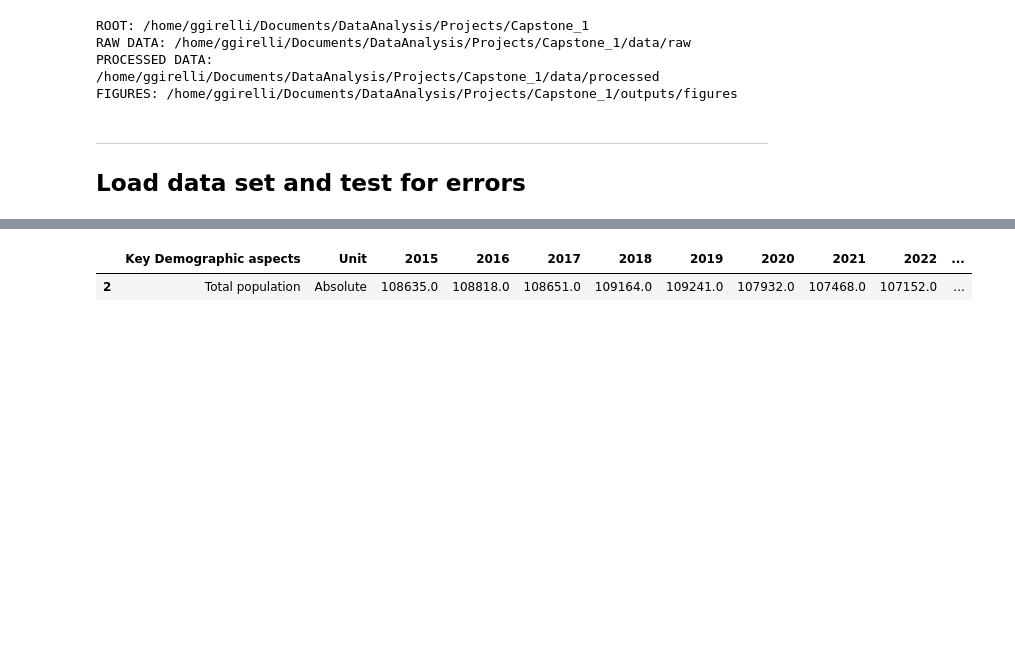
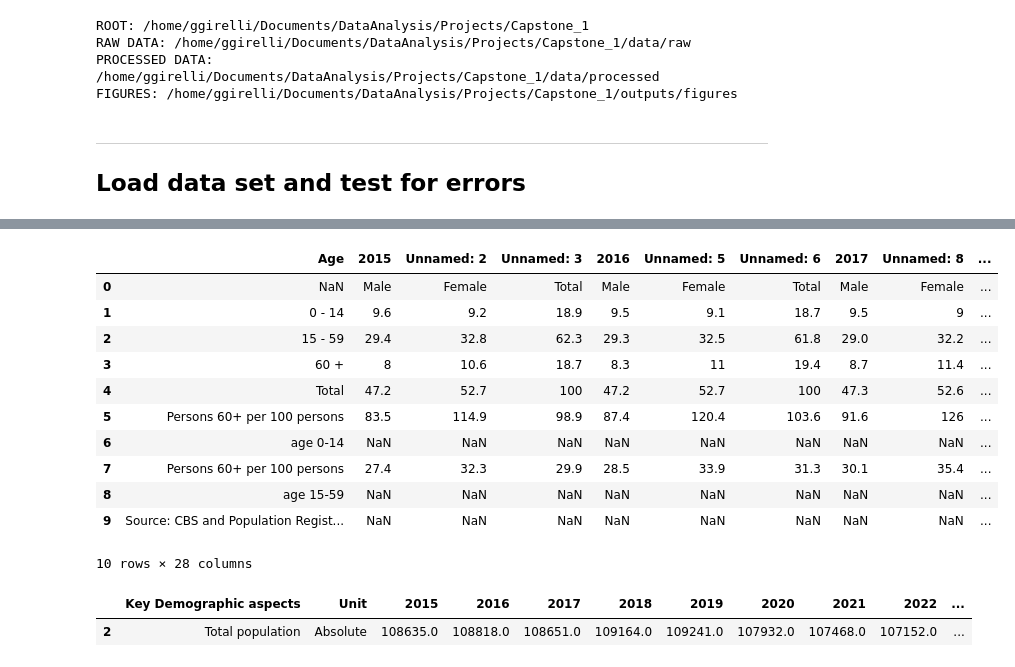
Before and after one commit to GirelliG-it/aruba_population_analyses, a Jupyter notebook: notebooks/Pop_change_per_age_group.ipynb, the cells around one changed output, grey strips where cells are left out. Cells and saved outputs as stored; diff of their text form; code cells hidden in the pictures; blank space fills up the shorter version.

```diff
--- a/notebooks/Pop_change_per_age_group.ipynb
+++ b/notebooks/Pop_change_per_age_group.ipynb
@@ -79,3 +96,18 @@ df2_to_merge = pd.read_excel("/home/ggirelli/Documents/DataAnalysis/Datasets/Spr
+# %%
+df2_to_merge
+# %% [output]
+|  | Age | 2015 | Unnamed: 2 | Unnamed: 3 | 2016 | Unnamed: 5 | Unnamed: 6 | 2017 | Unnamed: 8 | ... |
+| 0 | NaN | Male | Female | Total | Male | Female | Total | Male | Female | ... |
+| 1 | 0 - 14 | 9.6 | 9.2 | 18.9 | 9.5 | 9.1 | 18.7 | 9.5 | 9 | ... |
+| 2 | 15 - 59 | 29.4 | 32.8 | 62.3 | 29.3 | 32.5 | 61.8 | 29.0 | 32.2 | ... |
+| 3 | 60 + | 8 | 10.6 | 18.7 | 8.3 | 11 | 19.4 | 8.7 | 11.4 | ... |
+| 4 | Total | 47.2 | 52.7 | 100 | 47.2 | 52.7 | 100 | 47.3 | 52.6 | ... |
+| 5 | Persons 60+ per 100 persons | 83.5 | 114.9 | 98.9 | 87.4 | 120.4 | 103.6 | 91.6 | 126 | ... |
+| 6 | age 0-14 | NaN | NaN | NaN | NaN | NaN | NaN | NaN | NaN | ... |
+| 7 | Persons 60+ per 100 persons | 27.4 | 32.3 | 29.9 | 28.5 | 33.9 | 31.3 | 30.1 | 35.4 | ... |
+| 8 | age 15-59 | NaN | NaN | NaN | NaN | NaN | NaN | NaN | NaN | ... |
+| 9 | Source: CBS and Population Regist... | NaN | NaN | NaN | NaN | NaN | NaN | NaN | NaN | ... |
+10 rows × 28 columns
 # %%
 # Clean df_main → extract total population per year
 # Normalise the text column to avoid invisible-whitespace mismatches
```
Also changed, not shown: parts of 6 cells of this notebook, 6 other files.
